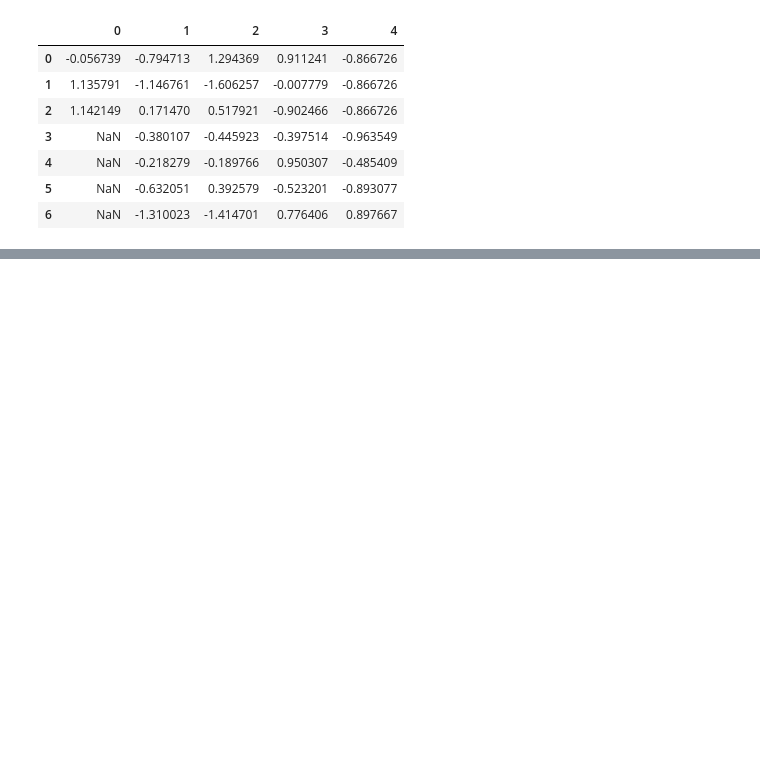
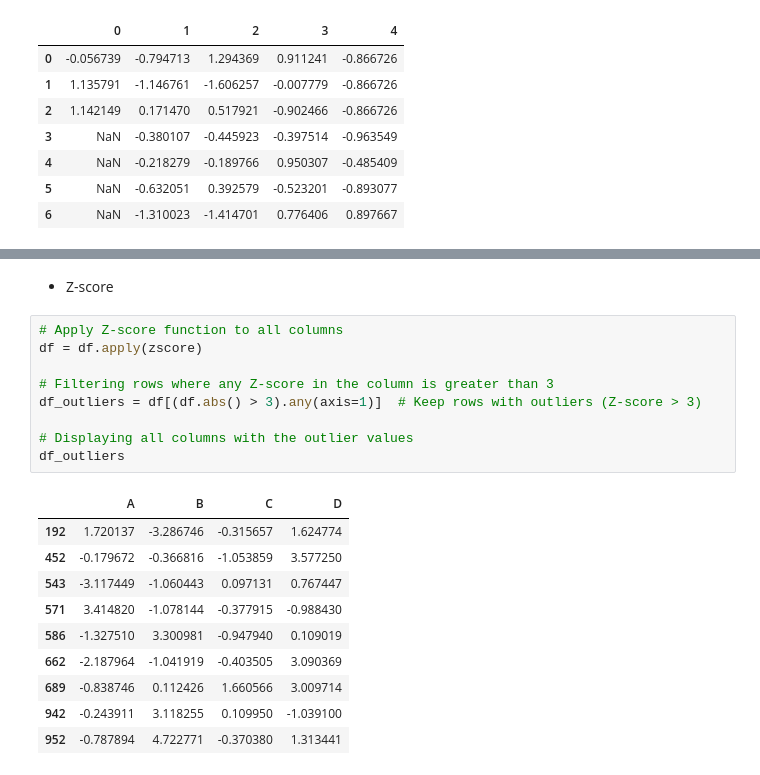
Before and after one commit to davidofitaly/notes_03_python_in_data_analysis, a Jupyter notebook: 04_data_cleaning_and_preparation.ipynb, the cells around one changed output, grey strips where cells are left out. Saved outputs shown, nothing was run; the diff lists cells and outputs as text; blank space fills up the shorter version.

```diff
--- a/04_data_cleaning_and_preparation.ipynb
+++ b/04_data_cleaning_and_preparation.ipynb
@@ -287,0 +776,24 @@ df_ex6.fillna(df_ex6.mean())
+# %% [markdown]
+
+
+*   Z-score
+# %%
+# Apply Z-score function to all columns
+df = df.apply(zscore)
+
+# Filtering rows where any Z-score in the column is greater than 3
+df_outliers = df[(df.abs() > 3).any(axis=1)]  # Keep rows with outliers (Z-score > 3)
+
+# Displaying all columns with the outlier values
+df_outliers
+# %% [output]
+|  | A | B | C | D |
+| 192 | 1.720137 | -3.286746 | -0.315657 | 1.624774 |
+| 452 | -0.179672 | -0.366816 | -1.053859 | 3.577250 |
+| 543 | -3.117449 | -1.060443 | 0.097131 | 0.767447 |
+| 571 | 3.414820 | -1.078144 | -0.377915 | -0.988430 |
+| 586 | -1.327510 | 3.300981 | -0.947940 | 0.109019 |
+| 662 | -2.187964 | -1.041919 | -0.403505 | 3.090369 |
+| 689 | -0.838746 | 0.112426 | 1.660566 | 3.009714 |
+| 942 | -0.243911 | 3.118255 | 0.109950 | -1.039100 |
+| 952 | -0.787894 | 4.722771 | -0.370380 | 1.313441 |
```
Also changed, not shown: parts of 59 cells of this notebook.
